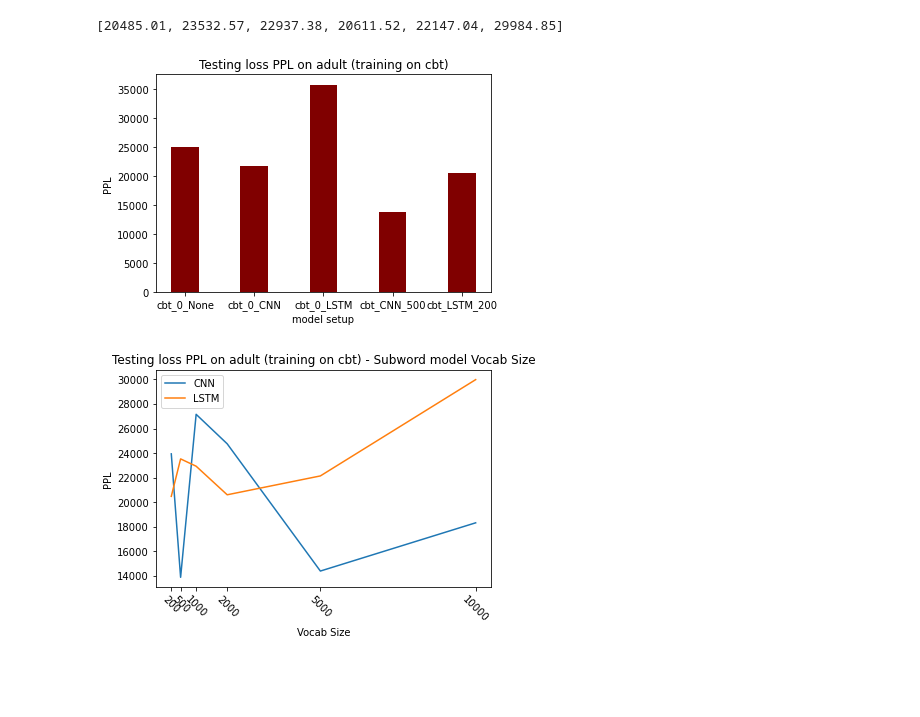
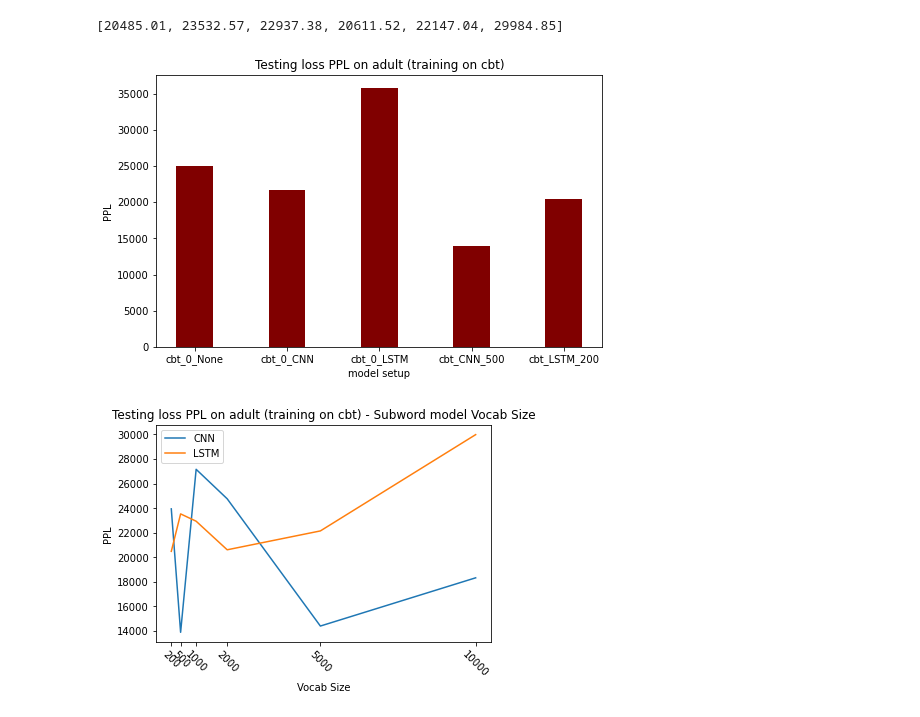
Before and after one commit to shifengxu/CE7455-FinalProject, a Jupyter notebook: log2plot.ipynb, the cells around one changed output. Cells and saved outputs as stored; diff of their text form; code cells hidden in the pictures; blank space fills up the shorter version.

```diff
--- a/log2plot.ipynb
+++ b/log2plot.ipynb
@@ -472,16 +472,16 @@ oS_cbt_sws_LSTM_adult_ppl = min(cbt_sws_LSTM_ppls)
 # %%
 model_setup = ["cbt_0_None", "cbt_0_CNN", "cbt_0_LSTM", "cbt_CNN_500", "cbt_LSTM_200"]
 ppls = [oS_cbt_0_None_adult_ppl, oS_cbt_0_CNN_adult_ppl, oS_cbt_0_LSTM_adult_ppl, oS_cbt_sws_CNN_adult_ppl, oS_cbt_sws_LSTM_adult_ppl]
-
+plt.figure(figsize=(8,5))
 plt.bar(model_setup, ppls, color ='maroon',
         width = 0.4)
 
 plt.title("Testing loss PPL on adult (training on cbt)")
 plt.xlabel('model setup')
 plt.ylabel('PPL')
 plt.show()
 # %% [output]
-[figure, old version]
+[figure, new version]
 # %%
 sws_vocb_sizes = [200, 500, 1000, 2000, 5000, 10000]
 # %%
```
Also changed, not shown: parts of 15 cells of this notebook, 1 other file.
